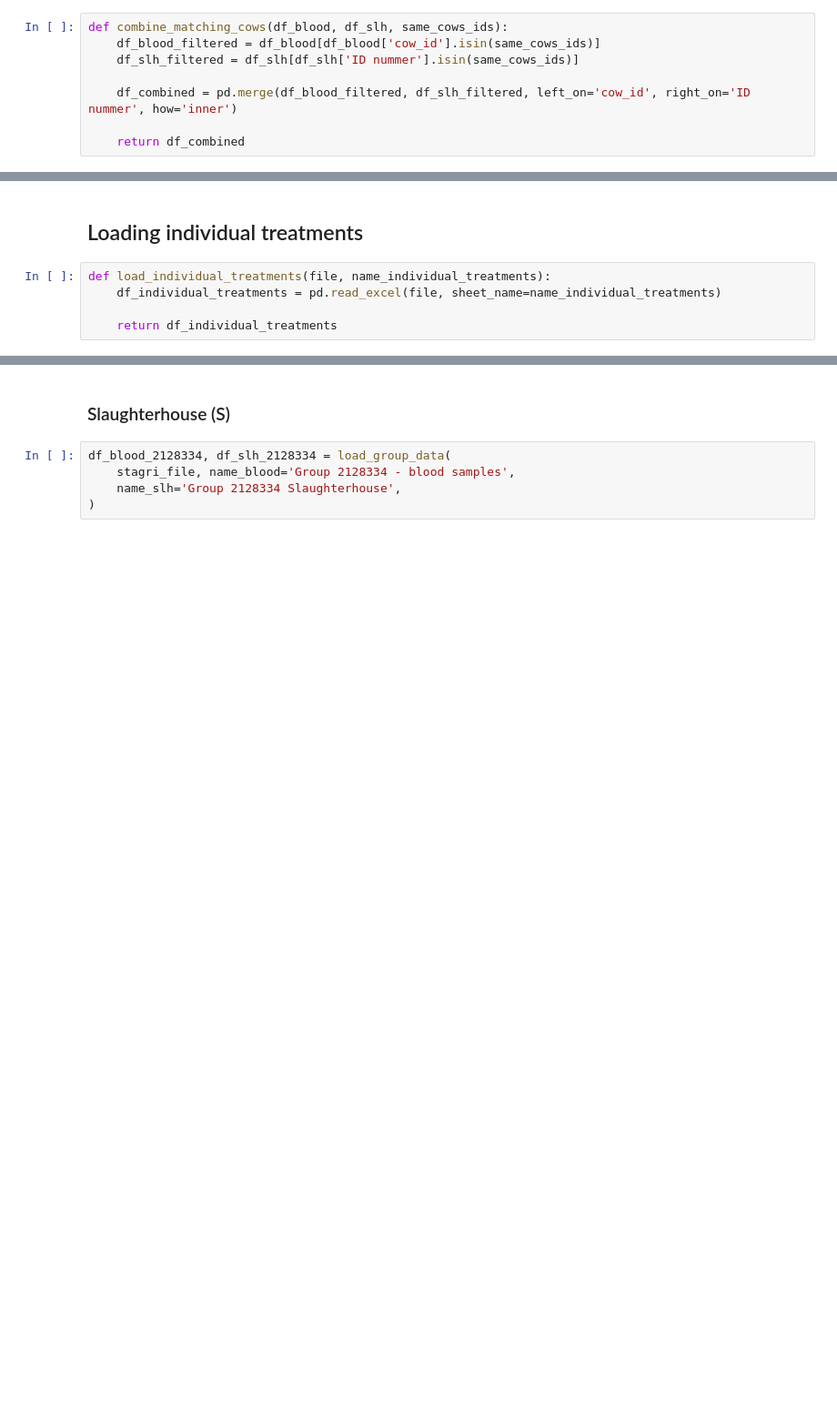
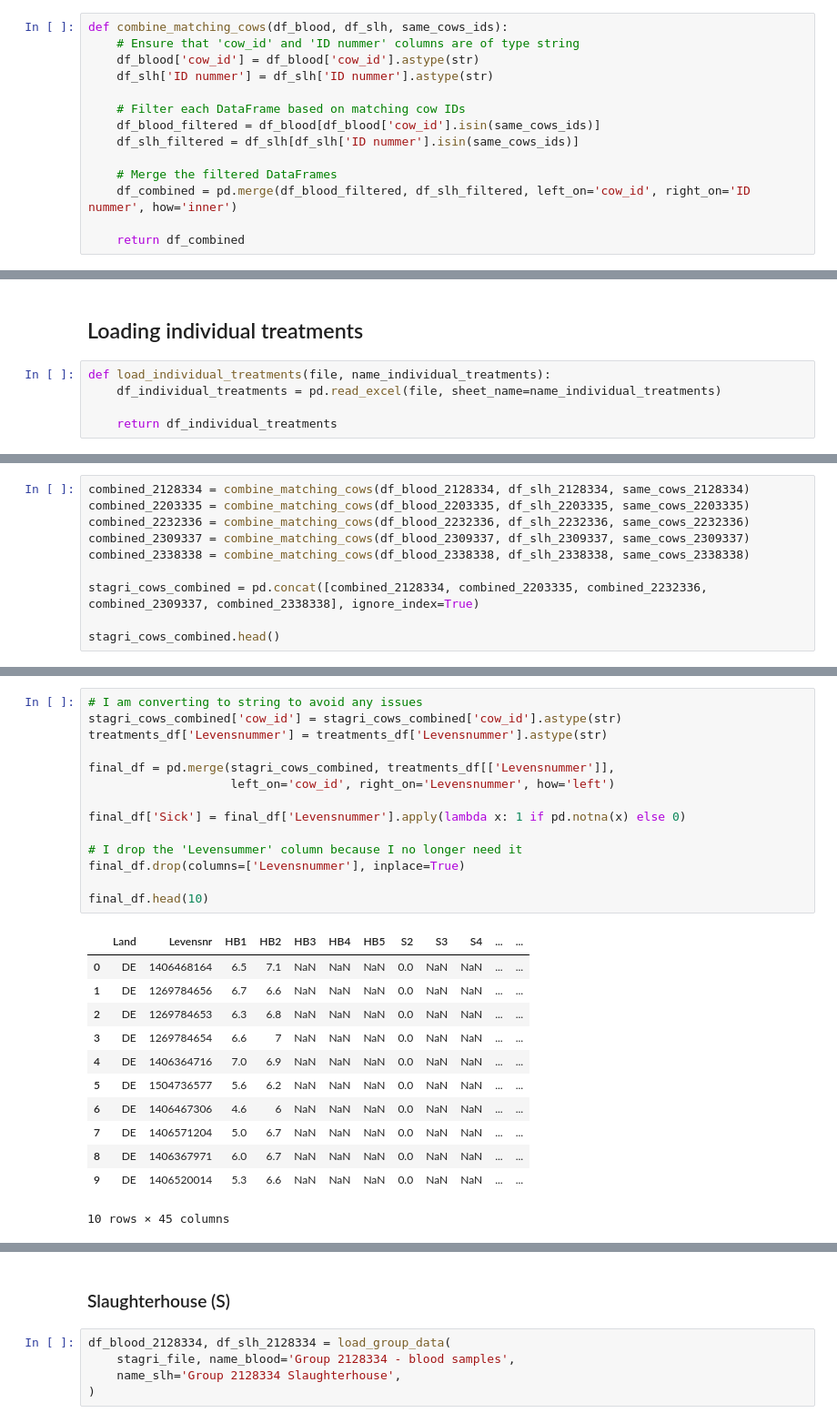
Before and after one commit to AI-Farming-Thewi/cows_analysis, a Jupyter notebook: Stagri analysis.ipynb, the cells around one changed output, grey strips where cells are left out. Shown: that part at 91% size. Saved outputs shown, nothing was run; the diff lists cells and outputs as text; blank space fills up the shorter version.

```diff
--- a/Stagri analysis.ipynb
+++ b/Stagri analysis.ipynb
@@ -33,9 +27,15 @@ def get_same_cows_ids(df_blood, df_slh):
 ## Combining data for matching calves
 # %%
 def combine_matching_cows(df_blood, df_slh, same_cows_ids):
+    # Ensure that 'cow_id' and 'ID nummer' columns are of type string
+    df_blood['cow_id'] = df_blood['cow_id'].astype(str)
+    df_slh['ID nummer'] = df_slh['ID nummer'].astype(str)
+
+    # Filter each DataFrame based on matching cow IDs
     df_blood_filtered = df_blood[df_blood['cow_id'].isin(same_cows_ids)]
     df_slh_filtered = df_slh[df_slh['ID nummer'].isin(same_cows_ids)]
 
+    # Merge the filtered DataFrames
     df_combined = pd.merge(df_blood_filtered, df_slh_filtered, left_on='cow_id', right_on='ID nummer', how='inner')
 
     return df_combined
@@ -92,0 +108,10 @@ def add_sick_status(df_existing, df_individual_treatments):
+# %%
+combined_2128334 = combine_matching_cows(df_blood_2128334, df_slh_2128334, same_cows_2128334)
+combined_2203335 = combine_matching_cows(df_blood_2203335, df_slh_2203335, same_cows_2203335)
+combined_2232336 = combine_matching_cows(df_blood_2232336, df_slh_2232336, same_cows_2232336)
+combined_2309337 = combine_matching_cows(df_blood_2309337, df_slh_2309337, same_cows_2309337)
+combined_2338338 = combine_matching_cows(df_blood_2338338, df_slh_2338338, same_cows_2338338)
+
+stagri_cows_combined = pd.concat([combined_2128334, combined_2203335, combined_2232336, combined_2309337, combined_2338338], ignore_index=True)
+
+stagri_cows_combined.head()
@@ -92,0 +126,27 @@ def add_sick_status(df_existing, df_individual_treatments):
+# %%
+# I am converting to string to avoid any issues
+stagri_cows_combined['cow_id'] = stagri_cows_combined['cow_id'].astype(str)
+treatments_df['Levensnummer'] = treatments_df['Levensnummer'].astype(str)
+
+final_df = pd.merge(stagri_cows_combined, treatments_df[['Levensnummer']],
+                    left_on='cow_id', right_on='Levensnummer', how='left')
+
+final_df['Sick'] = final_df['Levensnummer'].apply(lambda x: 1 if pd.notna(x) else 0)
+
+# I drop the 'Levensummer' column because I no longer need it
+final_df.drop(columns=['Levensnummer'], inplace=True)
+
+final_df.head(10)
+# %% [output]
+|  | Land | Levensnr | HB1 | HB2 | HB3 | HB4 | HB5 | S2 | S3 | S4 | ... | ... |
+| 0 | DE | 1406468164 | 6.5 | 7.1 | NaN | NaN | NaN | 0.0 | NaN | NaN | ... | ... |
+| 1 | DE | 1269784656 | 6.7 | 6.6 | NaN | NaN | NaN | 0.0 | NaN | NaN | ... | ... |
+| 2 | DE | 1269784653 | 6.3 | 6.8 | NaN | NaN | NaN | 0.0 | NaN | NaN | ... | ... |
+| 3 | DE | 1269784654 | 6.6 | 7 | NaN | NaN | NaN | 0.0 | NaN | NaN | ... | ... |
+| 4 | DE | 1406364716 | 7.0 | 6.9 | NaN | NaN | NaN | 0.0 | NaN | NaN | ... | ... |
+| 5 | DE | 1504736577 | 5.6 | 6.2 | NaN | NaN | NaN | 0.0 | NaN | NaN | ... | ... |
+| 6 | DE | 1406467306 | 4.6 | 6 | NaN | NaN | NaN | 0.0 | NaN | NaN | ... | ... |
+| 7 | DE | 1406571204 | 5.0 | 6.7 | NaN | NaN | NaN | 0.0 | NaN | NaN | ... | ... |
+| 8 | DE | 1406367971 | 6.0 | 6.7 | NaN | NaN | NaN | 0.0 | NaN | NaN | ... | ... |
+| 9 | DE | 1406520014 | 5.3 | 6.6 | NaN | NaN | NaN | 0.0 | NaN | NaN | ... | ... |
+10 rows × 45 columns
```
Also changed, not shown: parts of 33 cells of this notebook.
